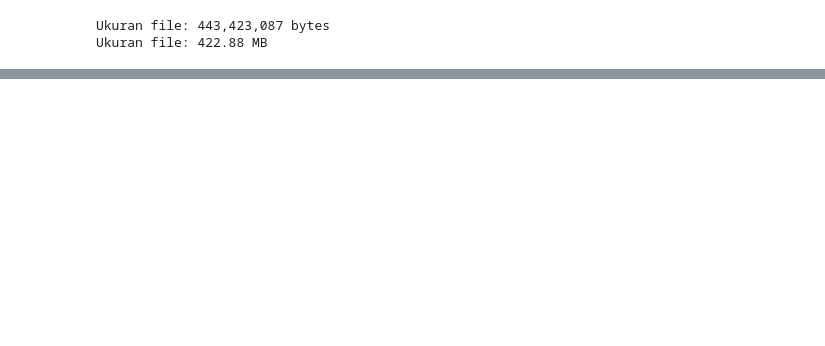
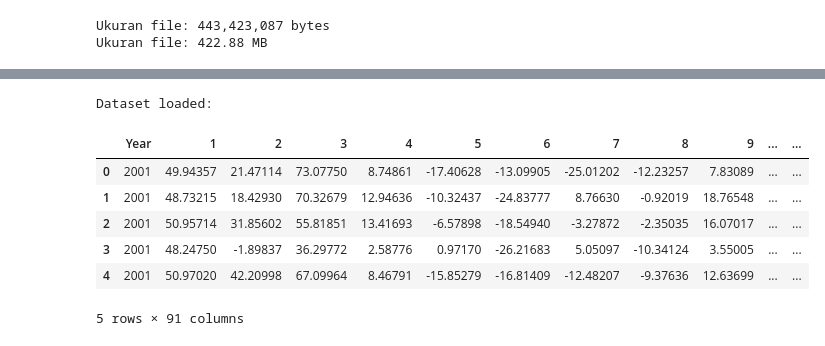
Before and after one commit to sudo-KingJahad/midterm-machine-learning, a Jupyter notebook: midterm_regresi.ipynb, the cells around one changed output, grey strips where cells are left out. Saved outputs shown, nothing was run; the diff lists cells and outputs as text; code cells hidden in the pictures; blank space fills up the shorter version.

```diff
--- a/midterm_regresi.ipynb
+++ b/midterm_regresi.ipynb
@@ -59,0 +96,21 @@ Ukuran file: 422.88 MB
+# %%
+# Membaca dataset
+# header=None karena dataset Anda tidak memiliki nama kolom di baris pertama
+df = pd.read_csv('midterm-regresi-dataset.csv', header=None)
+
+# Memberikan nama kolom agar lebih rapi
+# Kolom 0 adalah Target (Tahun), sisanya adalah Fitur Audio
+df.rename(columns={0: 'Year'}, inplace=True)
+
+# Menampilkan 5 baris pertama untuk pengecekan
+print("Dataset loaded:")
+df.head()
+# %% [output]
+Dataset loaded:
+|  | Year | 1 | 2 | 3 | 4 | 5 | 6 | 7 | 8 | 9 | ... | ... |
+| 0 | 2001 | 49.94357 | 21.47114 | 73.07750 | 8.74861 | -17.40628 | -13.09905 | -25.01202 | -12.23257 | 7.83089 | ... | ... |
+| 1 | 2001 | 48.73215 | 18.42930 | 70.32679 | 12.94636 | -10.32437 | -24.83777 | 8.76630 | -0.92019 | 18.76548 | ... | ... |
+| 2 | 2001 | 50.95714 | 31.85602 | 55.81851 | 13.41693 | -6.57898 | -18.54940 | -3.27872 | -2.35035 | 16.07017 | ... | ... |
+| 3 | 2001 | 48.24750 | -1.89837 | 36.29772 | 2.58776 | 0.97170 | -26.21683 | 5.05097 | -10.34124 | 3.55005 | ... | ... |
+| 4 | 2001 | 50.97020 | 42.20998 | 67.09964 | 8.46791 | -15.85279 | -16.81409 | -12.48207 | -9.37636 | 12.63699 | ... | ... |
+5 rows × 91 columns
```
Also changed, not shown: parts of 18 cells of this notebook.
